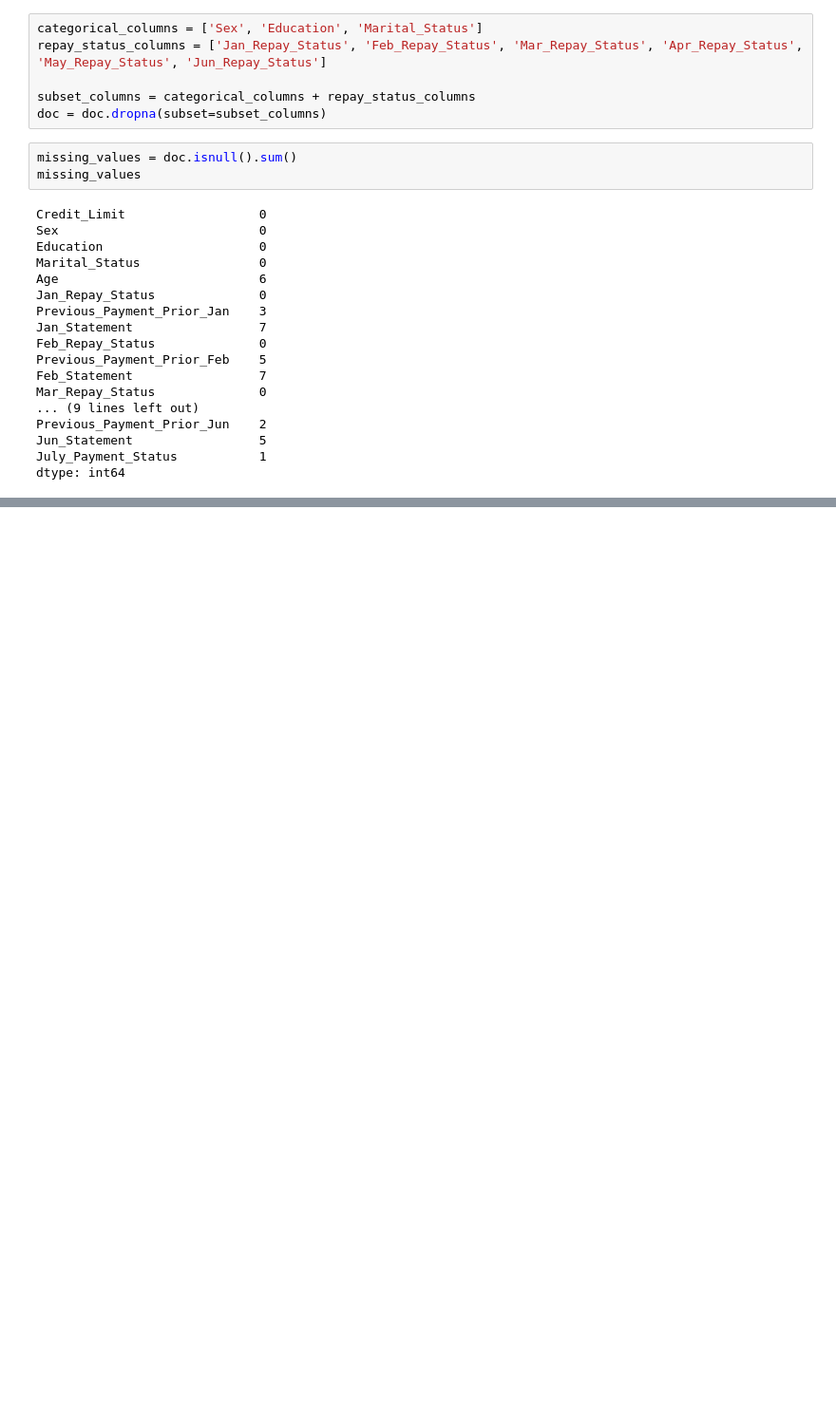
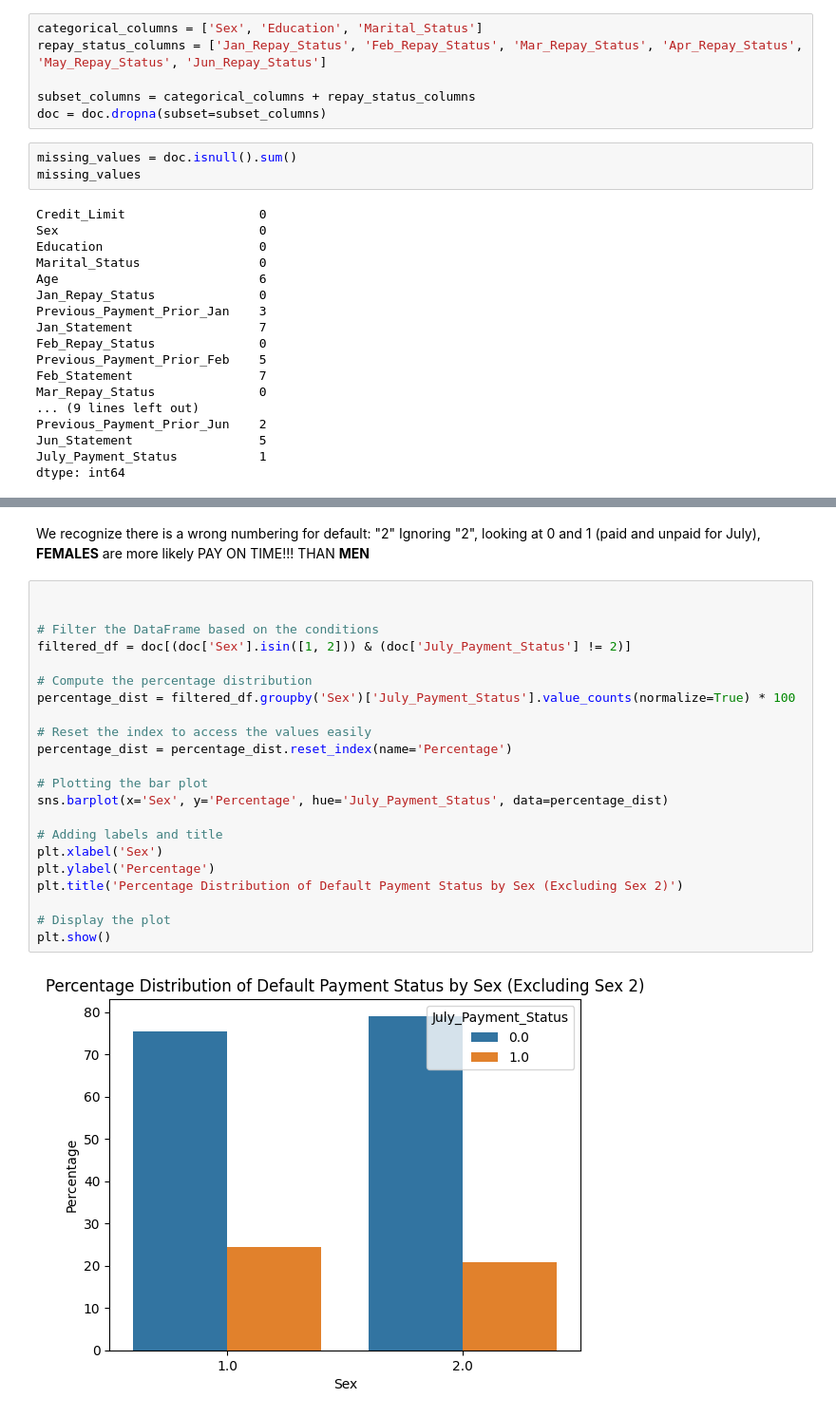
Before and after one commit to phycem/Finance-Machine-Learning-Applications, a Jupyter notebook: Risk_Management_and_Default_Detection.ipynb, the cells around one changed output, grey strips where cells are left out. Shown at 95% size. Saved outputs shown, nothing was run; the diff lists cells and outputs as text; blank space fills up the shorter version.

```diff
--- a/Risk_Management_and_Default_Detection.ipynb
+++ b/Risk_Management_and_Default_Detection.ipynb
@@ -97,0 +237,26 @@ dtype: int64
+# %% [markdown]
+We recognize there is a wrong numbering for default: "2" Ignoring "2", looking at 0 and 1 (paid and unpaid for July), **FEMALES** are more likely PAY ON TIME!!! THAN **MEN**
+# %%
+
+
+# Filter the DataFrame based on the conditions
+filtered_df = doc[(doc['Sex'].isin([1, 2])) & (doc['July_Payment_Status'] != 2)]
+
+# Compute the percentage distribution
+percentage_dist = filtered_df.groupby('Sex')['July_Payment_Status'].value_counts(normalize=True) * 100
+
+# Reset the index to access the values easily
+percentage_dist = percentage_dist.reset_index(name='Percentage')
+
+# Plotting the bar plot
+sns.barplot(x='Sex', y='Percentage', hue='July_Payment_Status', data=percentage_dist)
+
+# Adding labels and title
+plt.xlabel('Sex')
+plt.ylabel('Percentage')
+plt.title('Percentage Distribution of Default Payment Status by Sex (Excluding Sex 2)')
+
+# Display the plot
+plt.show()
+# %% [output]
+[figure, added]
```
Also changed, not shown: parts of 19 cells of this notebook.
